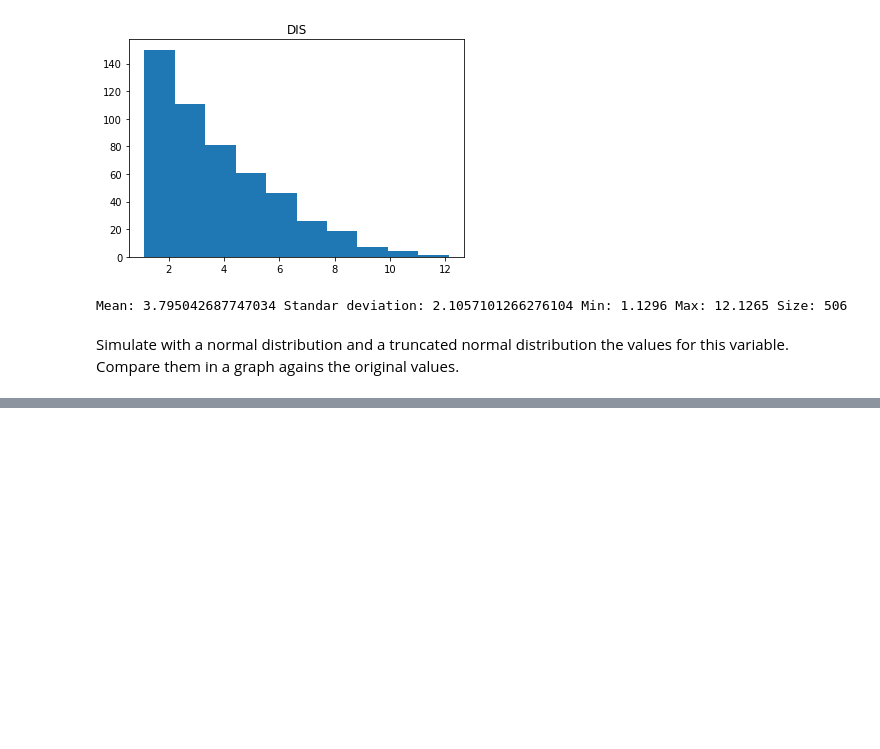
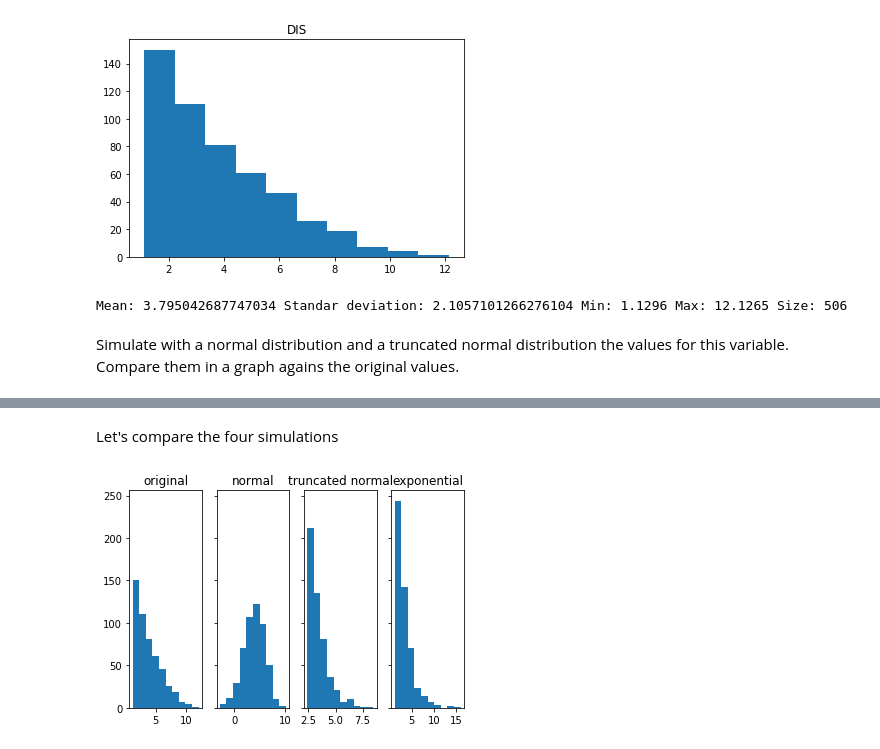
Before and after one commit to rootstrap/ml-training, a Jupyter notebook: distribution_test.ipynb, the cells around one changed output, grey strips where cells are left out. Drawn from its saved outputs; the diff is of its cells as text; code cells hidden in the pictures; blank space fills up the shorter version.

```diff
--- a/distribution_test.ipynb
+++ b/distribution_test.ipynb
@@ -112,0 +131,15 @@ plt.show()
+# %% [markdown]
+Let's compare the four simulations
+# %%
+fig, ax = plt.subplots(1, 4, sharey=True)
+ax[0].hist(df['DIS'], bins=10)
+ax[0].set_title('original')
+ax[1].hist(s, bins=10)
+ax[1].set_title('normal')
+ax[2].hist(X.rvs(df['DIS'].shape[0])-mu, bins=10)
+ax[2].set_title('truncated normal')
+ax[3].hist(data+df['DIS'].min(), bins=10)
+ax[3].set_title('exponential')
+plt.show()
+# %% [output]
+[figure, added]
```
Also changed, not shown: parts of 4 cells of this notebook.
